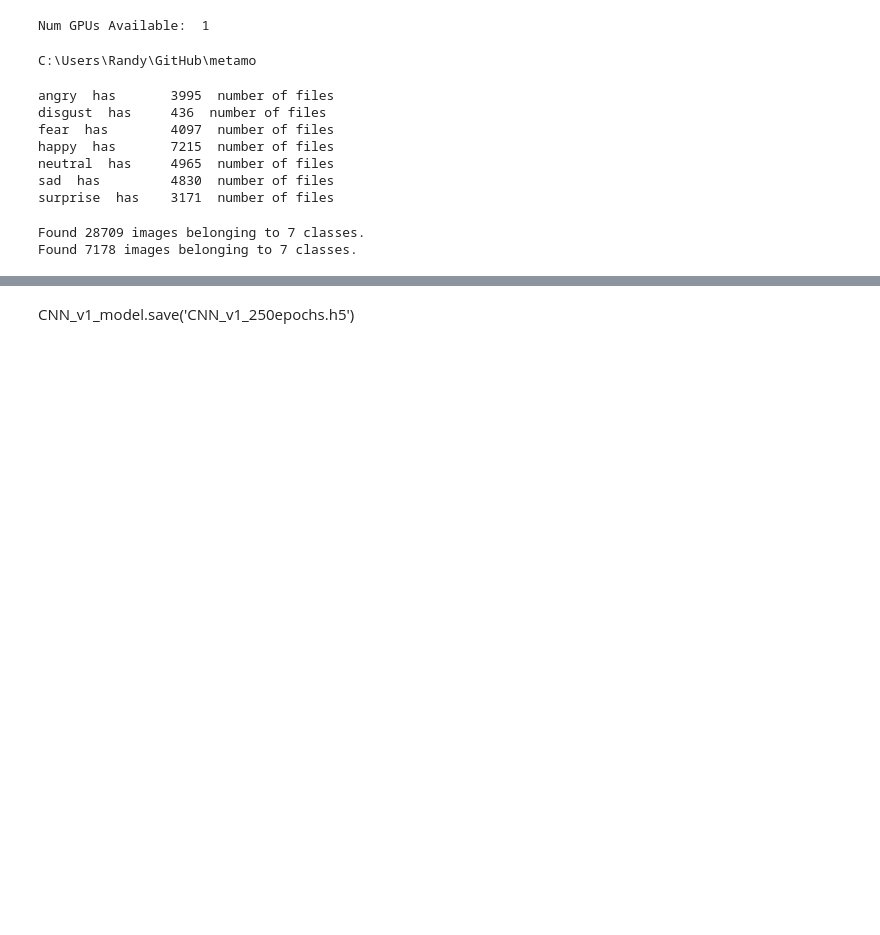
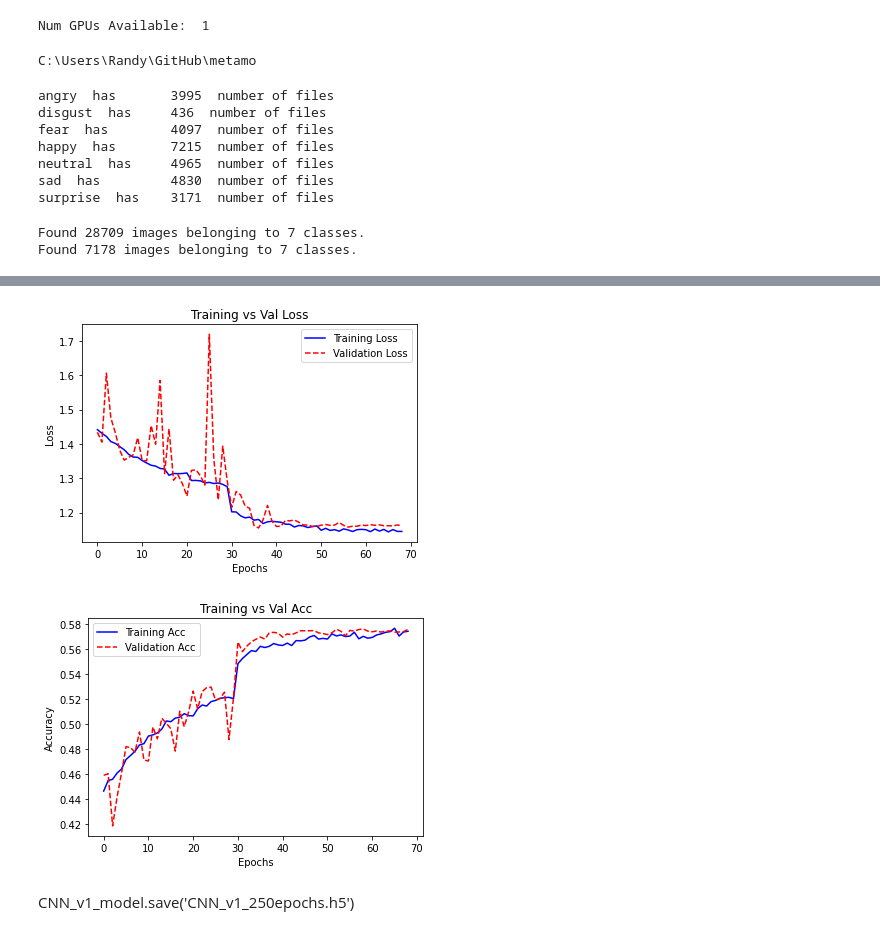
Before and after one commit to ChngYuanLongRandy/metamo, a Jupyter notebook: CNN_model.ipynb, the cells around one changed output, grey strips where cells are left out. Drawn from its saved outputs; the diff is of its cells as text; code cells hidden in the pictures; blank space fills up the shorter version.

```diff
--- a/CNN_model.ipynb
+++ b/CNN_model.ipynb
@@ -163,0 +202,10 @@ plot_results(CNN_v1_history)
+# %%
+epochs = 100
+steps_per_epoch = 1000
+
+CNN_v1_history = CNN_v1_model.fit(train_dataflow,
+                                  epochs = epochs,
+                                  validation_data=(test_dataflow),
+                                  initial_epoch = 10,
+                                  #steps_per_epoch=steps_per_epoch,
+                                  callbacks=[early_callback, myCallback, reduceLR])
@@ -164,3 +230,8 @@ plot_results(CNN_v1_history)
+# %%
+plot_results(CNN_v1_history)
+# %% [output]
+[figure, added]
+[figure, added]
 # %% [markdown]
 CNN_v1_model.save('CNN_v1_250epochs.h5')
 # %%
```
Also changed, not shown: parts of 142 cells of this notebook, 3 other files.
